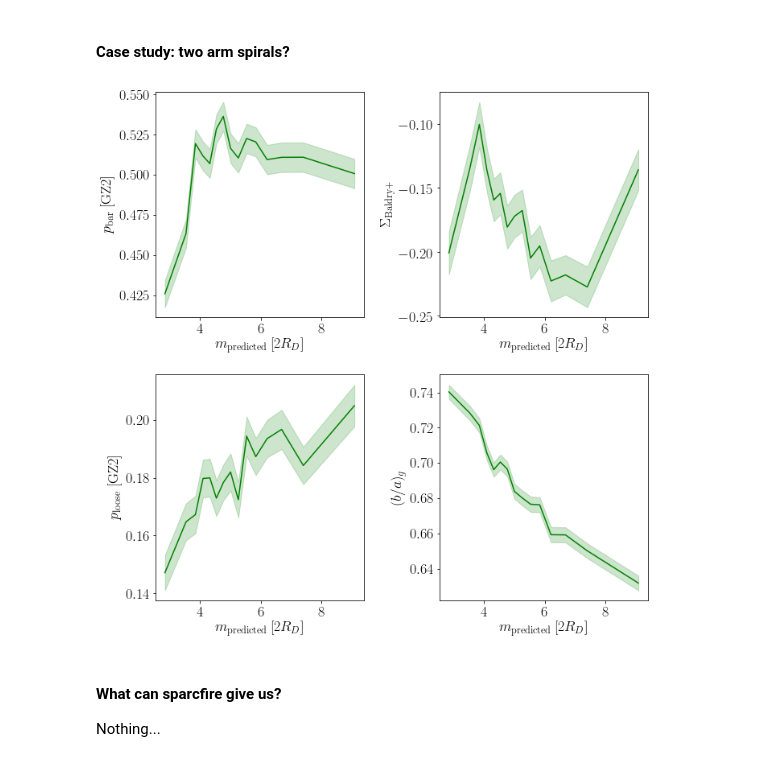
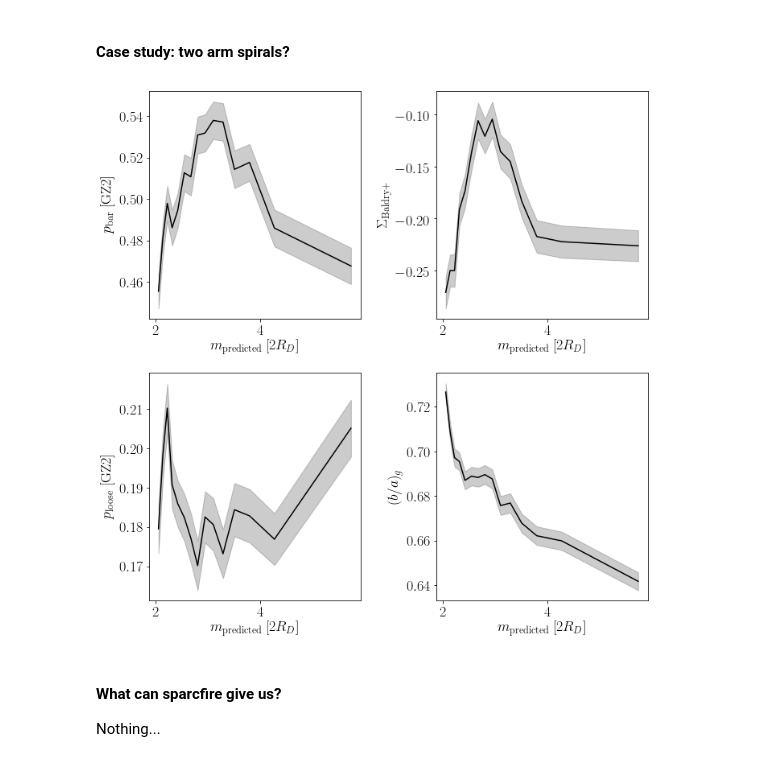
Before and after one commit to RossHart/Donghia_paper, a Jupyter notebook: science_1.ipynb, the cells around one changed output. Saved outputs shown, nothing was run; the diff lists cells and outputs as text; code cells hidden in the pictures.

```diff
--- a/science_1.ipynb
+++ b/science_1.ipynb
@@ -106,9 +129,13 @@ mass_ok = masks['mass_ok']
 
 star_forming = masks['star_forming']
 
-m = halo_data['m_predicted_2R_d']
-m_w_gas = halo_data_w_gas['m_predicted_2R_d']
-m_ok = np.all([m <= 20, m_w_gas <= 20],axis=0)
+m_columns = [halo_data['m_hernquist_2R_d'],
+             halo_data['m_burkert_2R_d'],
+             halo_data_w_gas['m_hernquist_2R_d'],
+             halo_data_w_gas['m_burkert_2R_d']]
+
+m_ok = np.all([(m <= 100) & (m >= 0) for m in m_columns],axis=0)
+
 
 p_spiral_ok = np.isfinite(morph_data['p_spiral'])
 
@@ -654,45 +578,45 @@ fig, axarr = plt.subplots(2,2,figsize=(10,10))
 axarr = axarr.ravel()
 
 ax = axarr[0]
-x = halo_data_w_gas['m_predicted_2R_d'][two_arm_sample]
+x = halo_data_w_gas['m_burkert_2R_d'][two_arm_sample]
 y = morph_data['p_bar'][two_arm_sample]
 #_ = ax.scatter(x,y,color='k',s=2,alpha=0.2)
 xy = x_vs_y(x,y).continuous_vs_continuous_binned_mean(bins=15,equal_N=True)
-xy.line_plot(ax,color='g')
-xy.error_plot(ax,color='g',alpha=0.2)
+xy.line_plot(ax,color='k')
+xy.error_plot(ax,color='k',alpha=0.2)
 _ = ax.set_xlabel('$m_\mathrm{predicted} \, [2R_D]$')
 _ = ax.set_ylabel('$p_\mathrm{bar}$ [GZ2]')
 
 ax = axarr[1]
 y = gz2_data['IVAN_DENSITY'][two_arm_sample]
 #_ = ax.scatter(x,y,color='k',s=2,alpha=0.2)
 xy = x_vs_y(x,y).continuous_vs_continuous_binned_mean(bins=15,equal_N=True)
-xy.line_plot(ax,color='g')
-xy.error_plot(ax,color='g',alpha=0.2)
+xy.line_plot(ax,color='k')
+xy.error_plot(ax,color='k',alpha=0.2)
 _ = ax.set_xlabel('$m_\mathrm{predicted} \, [2R_D]$')
 _ = ax.set_ylabel('$\Sigma_\mathrm{Baldry+}$')
 
 ax = axarr[2]
 y = gz2_data['t10_arms_winding_a30_loose_debiased_rh'][two_arm_sample]
 #_ = ax.scatter(x,y,color='k',s=2,alpha=0.2)
 xy = x_vs_y(x,y).continuous_vs_continuous_binned_mean(bins=15,equal_N=True)
-xy.line_plot(ax,color='g')
-xy.error_plot(ax,color='g',alpha=0.2)
+xy.line_plot(ax,color='k')
+xy.error_plot(ax,color='k',alpha=0.2)
 _ = ax.set_xlabel('$m_\mathrm{predicted} \, [2R_D]$')
 _ = ax.set_ylabel('$p_\mathrm{loose}$ [GZ2]')
 
 ax = axarr[3]
 y = morph_data['axial_ratio'][two_arm_sample]
 #_ = ax.scatter(x,y,color='k',s=2,alpha=0.2)
 xy = x_vs_y(x,y).continuous_vs_continuous_binned_mean(bins=15,equal_N=True)
-xy.line_plot(ax,color='g')
-xy.error_plot(ax,color='g',alpha=0.2)
+xy.line_plot(ax,color='k')
+xy.error_plot(ax,color='k',alpha=0.2)
 _ = ax.set_xlabel('$m_\mathrm{predicted} \, [2R_D]$')
 _ = ax.set_ylabel('$(b/a)_g$')
 
 _ = fig.tight_layout()
 # %% [output]
-[figure, old version]
+[figure, new version]
 # %% [markdown]
 #### What can sparcfire give us?
 
```
Also changed, not shown: parts of 19 cells of this notebook, 2 other files.
